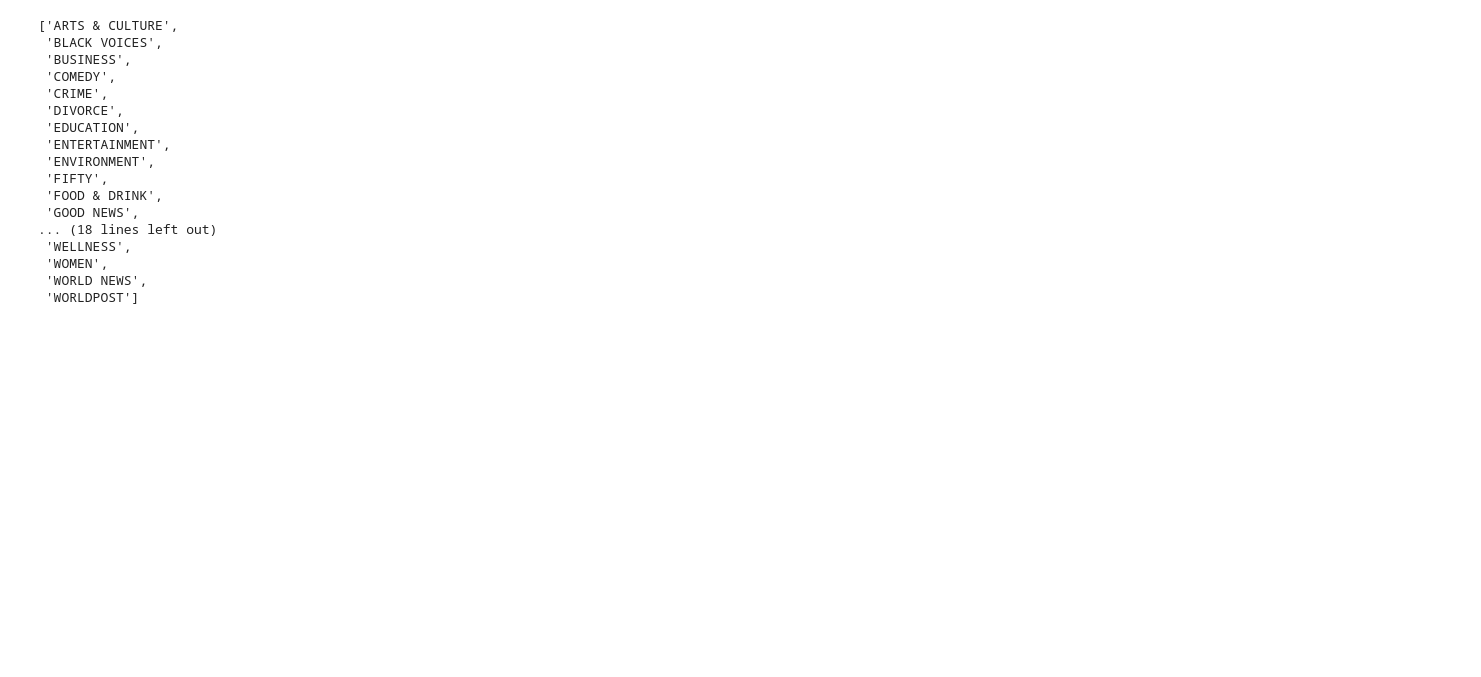
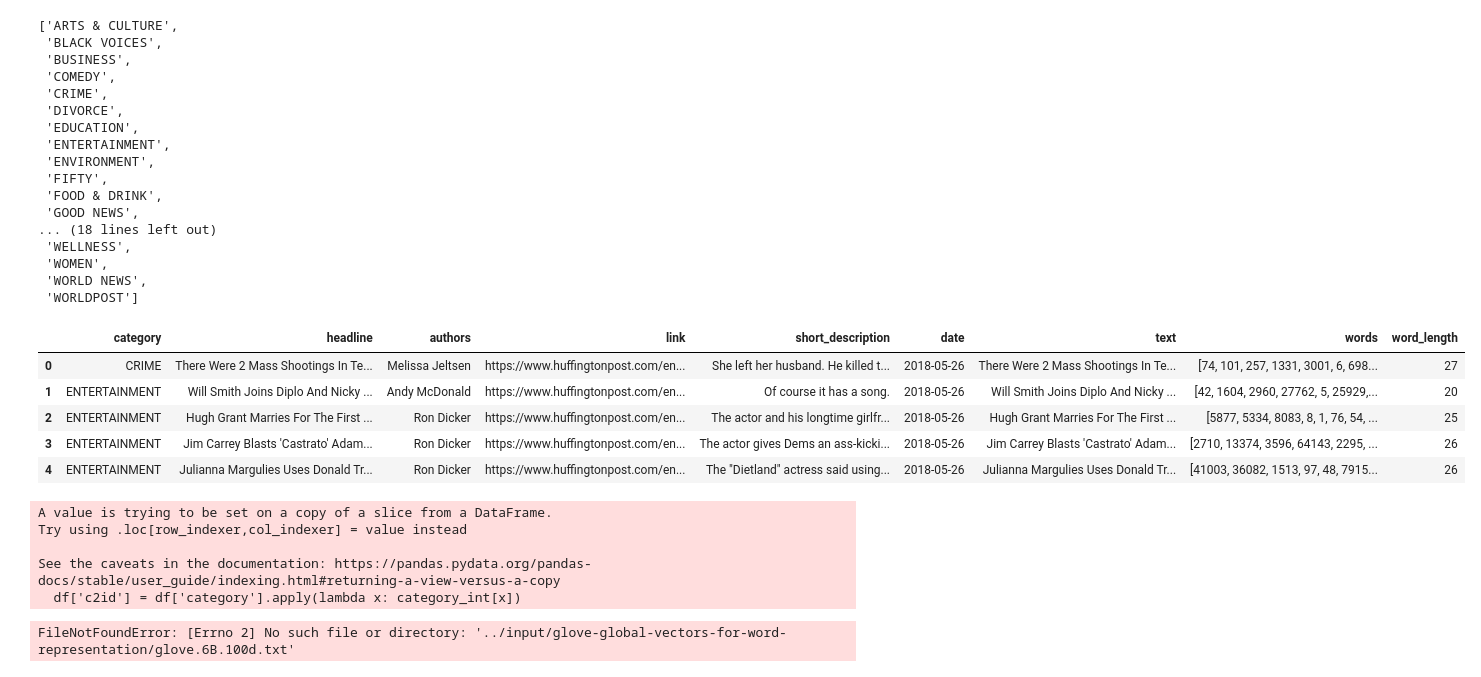
Before and after one commit to jchandleroneal/NLP-NewsArticle_Categorization, a Jupyter notebook: notebooks/exploratory/kyle/Untitled.ipynb, the cells around one changed output. Drawn from its saved outputs; the diff is of its cells as text; code cells hidden in the pictures; blank space fills up the shorter version.

```diff
--- a/notebooks/exploratory/kyle/Untitled.ipynb
+++ b/notebooks/exploratory/kyle/Untitled.ipynb
@@ -73,3 +86,49 @@ list(le.classes_)
  'WOMEN',
  'WORLD NEWS',
  'WORLDPOST']
+# %%
+
+
+# using headlines and short_description as input X
+
+df['text'] = df.headline + " " + df.short_description
+
+# tokenizing
+
+tokenizer = Tokenizer()
+tokenizer.fit_on_texts(df.text)
+X = tokenizer.texts_to_sequences(df.text)
+df['words'] = X
+
+# delete some empty and short data
+
+df['word_length'] = df.words.apply(lambda i: len(i))
+df = df[df.word_length >= 5]
+
+df.head()
+# %% [output]
+|  | category | headline | authors | link | short_description | date | text | words | word_length |
+| 0 | CRIME | There Were 2 Mass Shootings In Te... | Melissa Jeltsen | https://www.huffingtonpost.com/en... | She left her husband. He killed t... | 2018-05-26 | There Were 2 Mass Shootings In Te... | [74, 101, 257, 1331, 3001, 6, 698... | 27 |
+| 1 | ENTERTAINMENT | Will Smith Joins Diplo And Nicky ... | Andy McDonald | https://www.huffingtonpost.com/en... | Of course it has a song. | 2018-05-26 | Will Smith Joins Diplo And Nicky ... | [42, 1604, 2960, 27762, 5, 25929,... | 20 |
+| 2 | ENTERTAINMENT | Hugh Grant Marries For The First ... | Ron Dicker | https://www.huffingtonpost.com/en... | The actor and his longtime girlfr... | 2018-05-26 | Hugh Grant Marries For The First ... | [5877, 5334, 8083, 8, 1, 76, 54, ... | 25 |
+| 3 | ENTERTAINMENT | Jim Carrey Blasts 'Castrato' Adam... | Ron Dicker | https://www.huffingtonpost.com/en... | The actor gives Dems an ass-kicki... | 2018-05-26 | Jim Carrey Blasts 'Castrato' Adam... | [2710, 13374, 3596, 64143, 2295, ... | 26 |
+| 4 | ENTERTAINMENT | Julianna Margulies Uses Donald Tr... | Ron Dicker | https://www.huffingtonpost.com/en... | The "Dietland" actress said using... | 2018-05-26 | Julianna Margulies Uses Donald Tr... | [41003, 36082, 1513, 97, 48, 7915... | 26 |
+# %%
+
+
+# category to id
+
+categories = df.groupby('category').size().index.tolist()
+category_int = {}
+int_category = {}
+for i, k in enumerate(categories):
+    category_int.update({k:i})
+    int_category.update({i:k})
+
+df['c2id'] = df['category'].apply(lambda x: category_int[x])
+# %% [output]
+A value is trying to be set on a copy of a slice from a DataFrame.
+Try using .loc[row_indexer,col_indexer] = value instead
+
+See the caveats in the documentation: https://pandas.pydata.org/pandas-docs/stable/user_guide/indexing.html#returning-a-view-versus-a-copy
+  df['c2id'] = df['category'].apply(lambda x: category_int[x])
@@ -75,0 +142,18 @@ list(le.classes_)
+# %%
+word_index = tokenizer.word_index
+
+EMBEDDING_DIM = 100
+
+embeddings_index = {}
+f = open('../input/glove-global-vectors-for-word-representation/glove.6B.100d.txt')
+for line in f:
+    values = line.split()
+    word = values[0]
+    coefs = np.asarray(values[1:], dtype='float32')
+    embeddings_index[word] = coefs
+f.close()
+
+print('Found %s unique tokens.' % len(word_index))
+print('Total %s word vectors.' % len(embeddings_index))
+# %% [output]
+FileNotFoundError: [Errno 2] No such file or directory: '../input/glove-global-vectors-for-word-representation/glove.6B.100d.txt'
```
Also changed, not shown: parts of 7 cells of this notebook, 1 other file.
